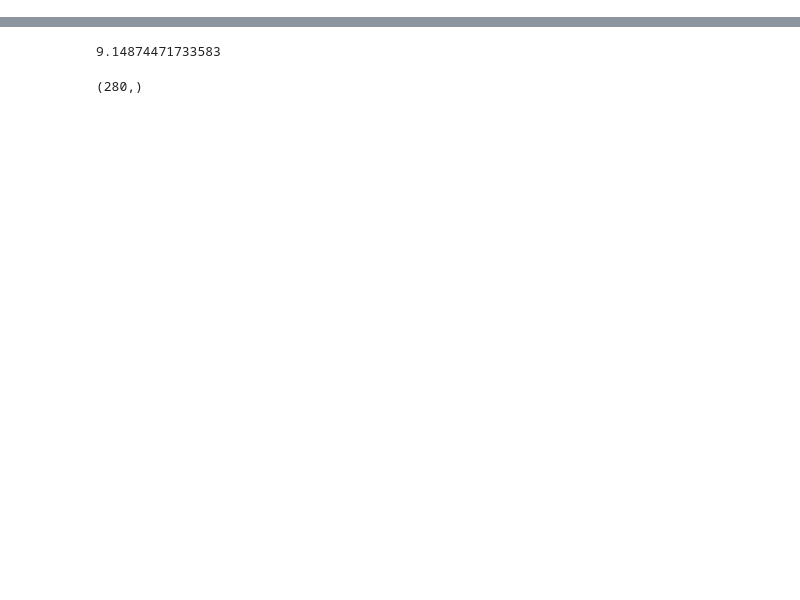
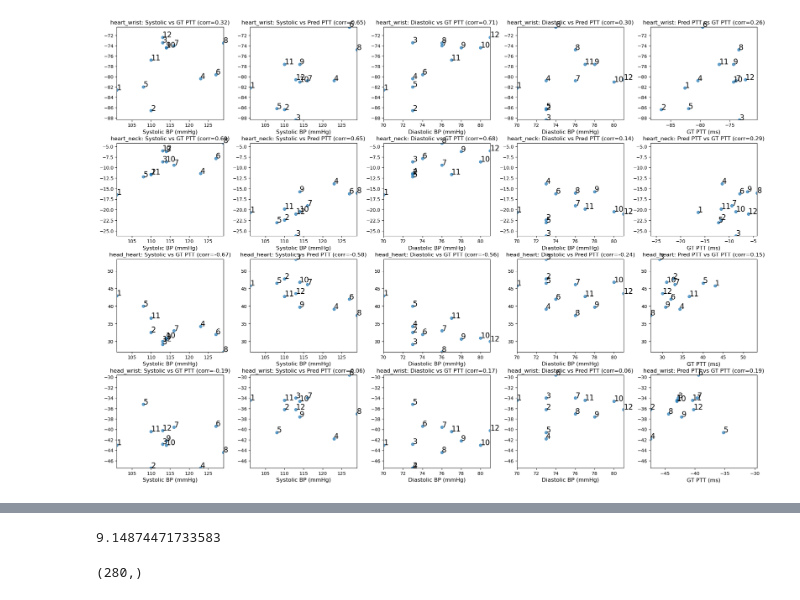
Before and after one commit to kuangyuan-cmu/RadarPulse, a Jupyter notebook: bp_eval_dev copy.ipynb, the cells around one changed output, grey strips where cells are left out. Saved outputs shown, nothing was run; the diff lists cells and outputs as text; code cells hidden in the pictures; blank space fills up the shorter version.

```diff
--- a/bp_eval_dev copy.ipynb
+++ b/bp_eval_dev copy.ipynb
@@ -0,0 +17,83 @@
+# %%
+# Read the CSV file
+# df = pd.read_csv('results/bp_eval/yuxing_ptt_bp_data.csv')
+df = pd.read_csv('results/bp_eval/fusion_retrained_thrv2_fixed/chinmaya_ptt_bp_data.csv')
+print(len(df))
+# Add order numbers
+df['order'] = range(1, len(df) + 1)
+# Create a figure with subplots for each site pair
+num_pairs = len(site_pairs)
+fig, axes = plt.subplots(num_pairs, 5, figsize=(20, num_pairs*3.5))
+plt.rcParams.update({'font.size': 14})  # Increase base font size
+
+for i, site_pair in enumerate(site_pairs):
+    # Get PTT column names
+    gt_col = f'ptt_{site_pair}_gt'
+    pred_col = f'ptt_{site_pair}_pred'
+    gt_ptt = df[gt_col]
+    pred_ptt = df[pred_col]
+
+    # Calculate correlations
+    sys_gt_corr = np.corrcoef(df['sys'], gt_ptt)[0,1]
+    sys_pred_corr = np.corrcoef(df['sys'], pred_ptt)[0,1]
+    dia_gt_corr = np.corrcoef(df['dia'], gt_ptt)[0,1]
+    dia_pred_corr = np.corrcoef(df['dia'], pred_ptt)[0,1]
+
+    # Get axis limits
+    sys_min, sys_max = df['sys'].min(), df['sys'].max()
+    dia_min, dia_max = df['dia'].min(), df['dia'].max()
+    ptt_gt_min, ptt_gt_max = gt_ptt.min(), gt_ptt.max()
+    ptt_pred_min, ptt_pred_max = pred_ptt.min(), pred_ptt.max()
+
+    # Plot systolic vs ground truth
+    axes[i,0].scatter(df['sys'], gt_ptt, alpha=0.7)
+    for j, txt in enumerate(df['order']):
+        axes[i,0].annotate(txt, (df['sys'].iloc[j], gt_ptt.iloc[j]), fontsize=16)
+    axes[i,0].set_title(f'{site_pair}: Systolic vs GT PTT (corr={sys_gt_corr:.2f})', fontsize=12)
+    axes[i,0].set_xlabel('Systolic BP (mmHg)', fontsize=12)
+    axes[i,0].set_xlim(sys_min, sys_max)
+    axes[i,0].set_ylim(min(ptt_gt_min, ptt_pred_min), max(ptt_gt_max, ptt_pred_max))
+    axes[i,0].tick_params(axis='both', labelsize=10)
+
+    # Plot systolic vs predicted
+    axes[i,1].scatter(df['sys'], pred_ptt, alpha=0.7)
+    for j, txt in enumerate(df['order']):
+        axes[i,1].annotate(txt, (df['sys'].iloc[j], pred_ptt.iloc[j]), fontsize=16)
+    axes[i,1].set_title(f'{site_pair}: Systolic vs Pred PTT (corr={sys_pred_corr:.2f})', fontsize=12)
+    axes[i,1].set_xlabel('Systolic BP (mmHg)', fontsize=12)
+    axes[i,1].set_xlim(sys_min, sys_max)
+    axes[i,1].set_ylim(min(ptt_gt_min, ptt_pred_min), max(ptt_gt_max, ptt_pred_max))
+    axes[i,1].tick_params(axis='both', labelsize=10)
+
+    # Plot diastolic vs ground truth
+    axes[i,2].scatter(df['dia'], gt_ptt, alpha=0.7)
+    for j, txt in enumerate(df['order']):
+        axes[i,2].annotate(txt, (df['dia'].iloc[j], gt_ptt.iloc[j]), fontsize=16)
+    axes[i,2].set_title(f'{site_pair}: Diastolic vs GT PTT (corr={dia_gt_corr:.2f})', fontsize=12)
+    axes[i,2].set_xlabel('Diastolic BP (mmHg)', fontsize=12)
+    axes[i,2].set_xlim(dia_min, dia_max)
+    axes[i,2].set_ylim(min(ptt_gt_min, ptt_pred_min), max(ptt_gt_max, ptt_pred_max))
+    axes[i,2].tick_params(axis='both', labelsize=10)
+
+    # Plot diastolic vs predicted
+    axes[i,3].scatter(df['dia'], pred_ptt, alpha=0.7)
+    for j, txt in enumerate(df['order']):
+        axes[i,3].annotate(txt, (df['dia'].iloc[j], pred_ptt.iloc[j]), fontsize=16)
+    axes[i,3].set_title(f'{site_pair}: Diastolic vs Pred PTT (corr={dia_pred_corr:.2f})', fontsize=12)
+    axes[i,3].set_xlabel('Diastolic BP (mmHg)', fontsize=12)
+    axes[i,3].set_xlim(dia_min, dia_max)
+    axes[i,3].set_ylim(min(ptt_gt_min, ptt_pred_min), max(ptt_gt_max, ptt_pred_max))
+    axes[i,3].tick_params(axis='both', labelsize=10)
+
+    axes[i,4].scatter(gt_ptt, pred_ptt, alpha=0.7)
+    for j, txt in enumerate(df['order']):
+        axes[i,4].annotate(txt, (gt_ptt.iloc[j], pred_ptt.iloc[j]), fontsize=16)
+    axes[i,4].set_title(f'{site_pair}: Pred PTT vs GT PTT (corr={np.corrcoef(pred_ptt, gt_ptt)[0,1]:.2f})', fontsize=12)
+    axes[i,4].set_xlabel('GT PTT (ms)', fontsize=12)
+    axes[i,4].set_xlim(min(ptt_gt_min, ptt_pred_min), max(ptt_gt_max, ptt_pred_max))
+    axes[i,4].set_ylim(min(ptt_gt_min, ptt_pred_min), max(ptt_gt_max, ptt_pred_max))
+    axes[i,4].tick_params(axis='both', labelsize=10)
+
+plt.tight_layout(pad=0.25, h_pad=0.25, w_pad=0)
+plt.show()
+# %% [output]
@@ -1 +101,2 @@
+[figure, added]
 # %%
```
Also changed, not shown: parts of 14 cells of this notebook, 19 other files.
